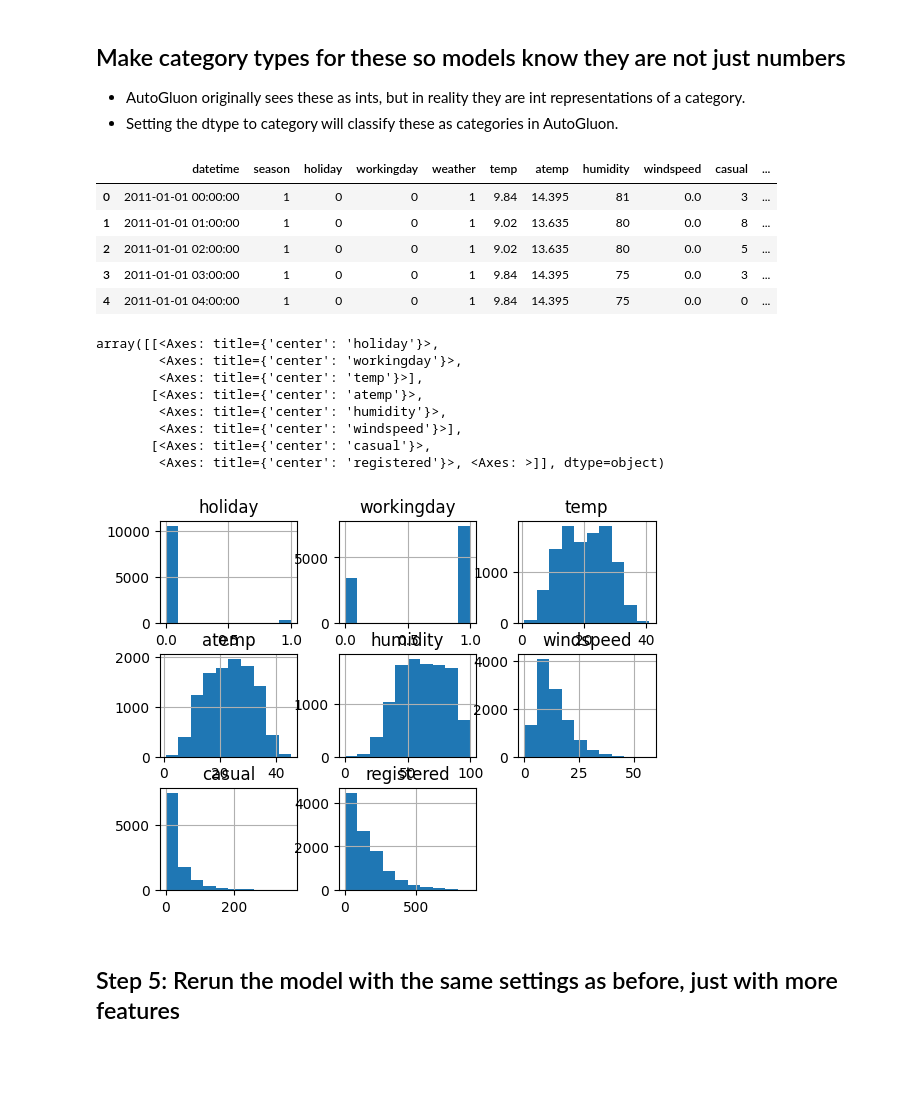
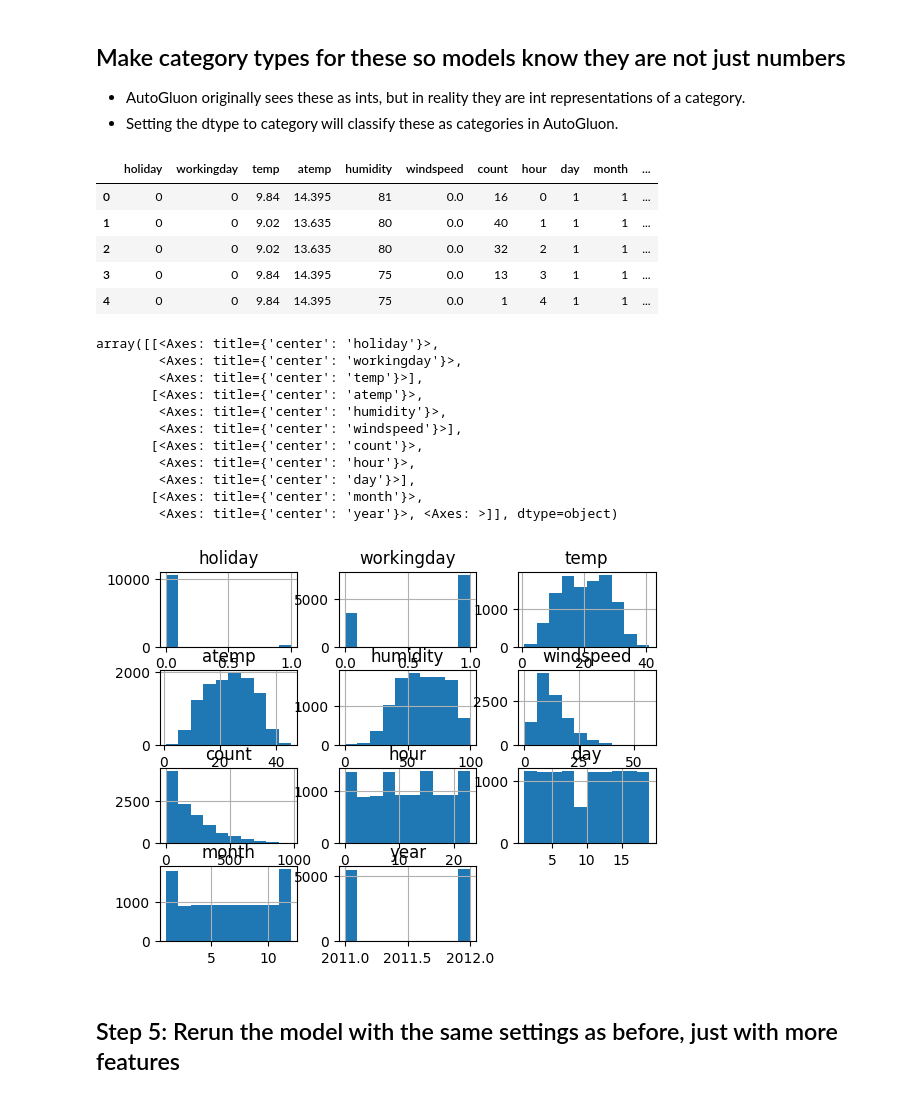
Before and after one commit to michaelgobz/cd0385-project-starter, a Jupyter notebook: project/bike-sharing-project-using-autogluon.ipynb, the cells around one changed output. Drawn from its saved outputs; the diff is of its cells as text; code cells hidden in the pictures; blank space fills up the shorter version.

```diff
--- a/project/bike-sharing-project-using-autogluon.ipynb
+++ b/project/bike-sharing-project-using-autogluon.ipynb
@@ -333,3 +347,25 @@ test[?] = ?
+# %%
+# create a new feature
+train_clean['datetime'] = pd.to_datetime(train_clean['datetime'])
+test['datetime'] = pd.to_datetime(test['datetime'])
+
+train_clean['hour'] = train_clean['datetime'].dt.hour
+train_clean['day'] = train_clean['datetime'].dt.day
+train_clean['month'] = train_clean['datetime'].dt.month
+train_clean['year'] = train_clean['datetime'].dt.year
+
+test['hour'] = test['datetime'].dt.hour
+test['day'] = test['datetime'].dt.day
+test['month'] = test['datetime'].dt.month
+test['year'] = test['datetime'].dt.year
+
+# drop the datetime column
+train_clean = train_clean.drop(columns=['datetime'])
+test = test.drop(columns=['datetime'])
+# %%
+# get dummy variables for the season and weather
+train_clean = pd.get_dummies(train_clean, columns=['season', 'weather'])
+test = pd.get_dummies(test, columns=['season', 'weather'])
 # %% [markdown]
 ## Make category types for these so models know they are not just numbers
 * AutoGluon originally sees these as ints, but in reality they are int representations of a category.
@@ -342,25 +373,28 @@ test["weather"] = test['weather'].astype('category')
 # %%
 # View are new feature
-train.head()
+train_clean.head()
 # %% [output]
-|  | datetime | season | holiday | workingday | weather | temp | atemp | humidity | windspeed | casual | ... |
-| 0 | 2011-01-01 00:00:00 | 1 | 0 | 0 | 1 | 9.84 | 14.395 | 81 | 0.0 | 3 | ... |
-| 1 | 2011-01-01 01:00:00 | 1 | 0 | 0 | 1 | 9.02 | 13.635 | 80 | 0.0 | 8 | ... |
-| 2 | 2011-01-01 02:00:00 | 1 | 0 | 0 | 1 | 9.02 | 13.635 | 80 | 0.0 | 5 | ... |
-| 3 | 2011-01-01 03:00:00 | 1 | 0 | 0 | 1 | 9.84 | 14.395 | 75 | 0.0 | 3 | ... |
-| 4 | 2011-01-01 04:00:00 | 1 | 0 | 0 | 1 | 9.84 | 14.395 | 75 | 0.0 | 0 | ... |
+|  | holiday | workingday | temp | atemp | humidity | windspeed | count | hour | day | month | ... |
+| 0 | 0 | 0 | 9.84 | 14.395 | 81 | 0.0 | 16 | 0 | 1 | 1 | ... |
+| 1 | 0 | 0 | 9.02 | 13.635 | 80 | 0.0 | 40 | 1 | 1 | 1 | ... |
+| 2 | 0 | 0 | 9.02 | 13.635 | 80 | 0.0 | 32 | 2 | 1 | 1 | ... |
+| 3 | 0 | 0 | 9.84 | 14.395 | 75 | 0.0 | 13 | 3 | 1 | 1 | ... |
+| 4 | 0 | 0 | 9.84 | 14.395 | 75 | 0.0 | 1 | 4 | 1 | 1 | ... |
 # %%
 # View histogram of all features again now with the hour feature
-train[features].hist()
+train_clean.hist()
 # %% [output]
 array([[<Axes: title={'center': 'holiday'}>,
         <Axes: title={'center': 'workingday'}>,
         <Axes: title={'center': 'temp'}>],
        [<Axes: title={'center': 'atemp'}>,
         <Axes: title={'center': 'humidity'}>,
         <Axes: title={'center': 'windspeed'}>],
-       [<Axes: title={'center': 'casual'}>,
-        <Axes: title={'center': 'registered'}>, <Axes: >]], dtype=object)
+       [<Axes: title={'center': 'count'}>,
+        <Axes: title={'center': 'hour'}>,
+        <Axes: title={'center': 'day'}>],
+       [<Axes: title={'center': 'month'}>,
+        <Axes: title={'center': 'year'}>, <Axes: >]], dtype=object)
-[figure, old version]
+[figure, new version]
 # %% [markdown]
 ## Step 5: Rerun the model with the same settings as before, just with more features
```
Also changed, not shown: parts of 19 cells of this notebook.
